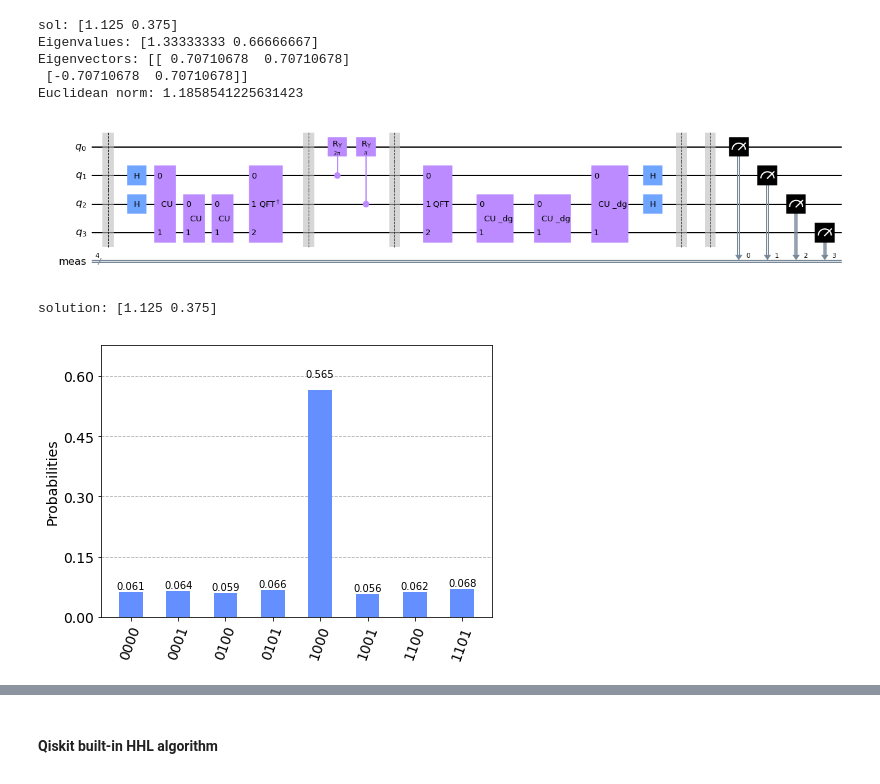
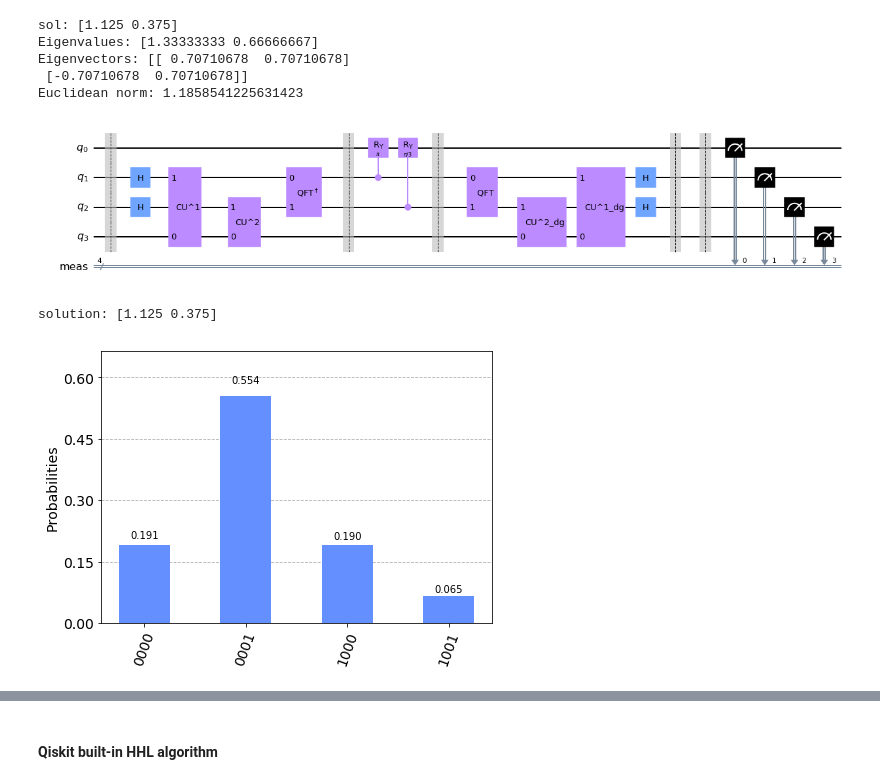
Before and after one commit to doggydoggy0101/Quantum_algorithms, a Jupyter notebook: Harrow_Hassidim_Lloyd.ipynb, the cells around one changed output, grey strips where cells are left out. Saved outputs shown, nothing was run; the diff lists cells and outputs as text; code cells hidden in the pictures.

```diff
--- a/Harrow_Hassidim_Lloyd.ipynb
+++ b/Harrow_Hassidim_Lloyd.ipynb
@@ -61,17 +61,17 @@ Eigenvectors: [[ 0.70710678  0.70710678]
  [-0.70710678  0.70710678]]
 Euclidean norm: 1.1858541225631423
 # %%
-t = (2)*np.pi
+t = (3/4)*np.pi
 
-def CU(A):
+def CU(A,num):
     qc = QuantumCircuit(2)
     U_A, C_U = np.eye(2, dtype='complex'), np.eye(4, dtype='complex')
-    U_A = U_A.dot(expm(1j*A*t))
+    for i in range(num): U_A = U_A.dot(expm(1j*A*t))
     C_U[2:4,2:4] = U_A
 
     qc.unitary(Operator(C_U), range(2))
     CU_gate = qc.to_gate()
-    CU_gate.name = "CU "
+    CU_gate.name = "CU^{}".format(num)
     return CU_gate
 
 qc = QuantumCircuit(4)
@@ -80,21 +80,20 @@ qc = QuantumCircuit(4)
 qc.barrier()
 
 qc.h([1,2])
-qc.append(CU(matrix),[1,3])
-qc.append(CU(matrix),[2,3])
-qc.append(CU(matrix),[2,3])
+qc.append(CU(matrix,1),[3,1])
+qc.append(CU(matrix,2),[3,2])
 
-qft_dagger(qc,3,1)
+
+qft_dagger(qc,2,1)
 qc.barrier()
 
-qc.cry(2*np.pi,1,0)
-qc.cry(np.pi,2,0)
+qc.cry(np.pi,1,0)
+qc.cry(np.pi/3,2,0)
 qc.barrier()
 
-qft(qc,3,1)
-qc.append(CU(matrix).inverse(),[2,3])
-qc.append(CU(matrix).inverse(),[2,3])
-qc.append(CU(matrix).inverse(),[1,3])
+qft(qc,2,1)
+qc.append(CU(matrix,2).inverse(),[3,2])
+qc.append(CU(matrix,1).inverse(),[3,1])
 qc.h([1,2])
 
 qc.save_statevector()
@@ -102,14 +101,14 @@ qc.measure_all()
 
 qc.draw(output="mpl",fold=-1)
 # %% [output]
-[figure, old version]
+[figure, new version]
 # %%
 result = execute(qc, backend=backend, shots=4096, memory=True).result()
 sv = result.get_statevector()
-sol_vector = np.real(np.array([sv[8], sv[9]]))
+sol_vector = np.real(np.array([sv[1], sv[9]]))
 print("solution:", norm*sol_vector/np.linalg.norm(sol_vector))
 
 plot_histogram(result.get_counts())
 # %% [output]
 solution: [1.125 0.375]
-[figure, old version]
+[figure, new version]
```
Also changed, not shown: parts of 6 cells of this notebook.
